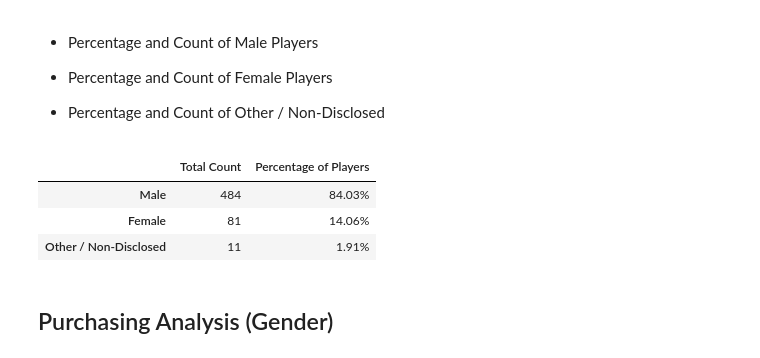
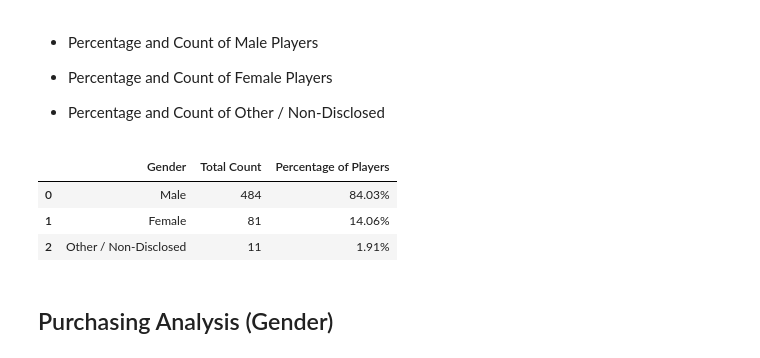
Before and after one commit to benjyms/pandas-challenge, a Jupyter notebook: HeroesOfPymoli/HeroesOfPymoli_starter.ipynb, the cells around one changed output. Cells and saved outputs as stored; diff of their text form; code cells hidden in the pictures.

```diff
--- a/HeroesOfPymoli/HeroesOfPymoli_starter.ipynb
+++ b/HeroesOfPymoli/HeroesOfPymoli_starter.ipynb
@@ -123,30 +113,35 @@ purchasing_analysis_df
 # %%
 # Use existing variable for player count to create addtinoal variable to hold the gender counts and
 # percentages;
 
 # Note deduplication appears to be needed based on "SN"
 # Create a df to capture just "SN" and "Gender"
-SN_dedup_df = purchase_data_df[["SN","Gender"]]
+SN_dedup_df = pd.DataFrame(purchase_data_df[["SN","Gender"]])
+
 
 # create df to capture unique list of players and their genger
 unique_client_df = pd.DataFrame(SN_dedup_df.drop_duplicates(subset=["SN"], keep='first',
-inplace=False, ignore_index=True))
+inplace=False, ignore_index=False))
+unique_client_df = unique_client_df.reset_index(drop=True)
+unique_client_df
 gend_dem_df = pd.DataFrame(unique_client_df["Gender"].value_counts())
+gend_dem_df = gend_dem_df.reset_index(drop=False)
 gend_dem_df.head()
 
 # calculatin the percentage column
 
 gend_dem_df['Percentage of Players'] = round((gend_dem_df['Gender'] /
                   gend_dem_df['Gender'].sum()) * 100, 2)
 gend_dem_df["Percentage of Players"] = gend_dem_df["Percentage of Players"].map("{:.2f}%".format)
 gend_dem_df
 
-gend_dem_df.rename(columns={"Gender":"Total Count"})
+gend_dem_df.columns = ["Gender", "Total Count", "Percentage of Players"]
+gend_dem_df
 # %% [output]
-|  | Total Count | Percentage of Players |
-| Male | 484 | 84.03% |
-| Female | 81 | 14.06% |
-| Other / Non-Disclosed | 11 | 1.91% |
+|  | Gender | Total Count | Percentage of Players |
+| 0 | Male | 484 | 84.03% |
+| 1 | Female | 81 | 14.06% |
+| 2 | Other / Non-Disclosed | 11 | 1.91% |
 # %% [markdown]
 
 ## Purchasing Analysis (Gender)
```
Also changed, not shown: parts of 3 cells of this notebook.
